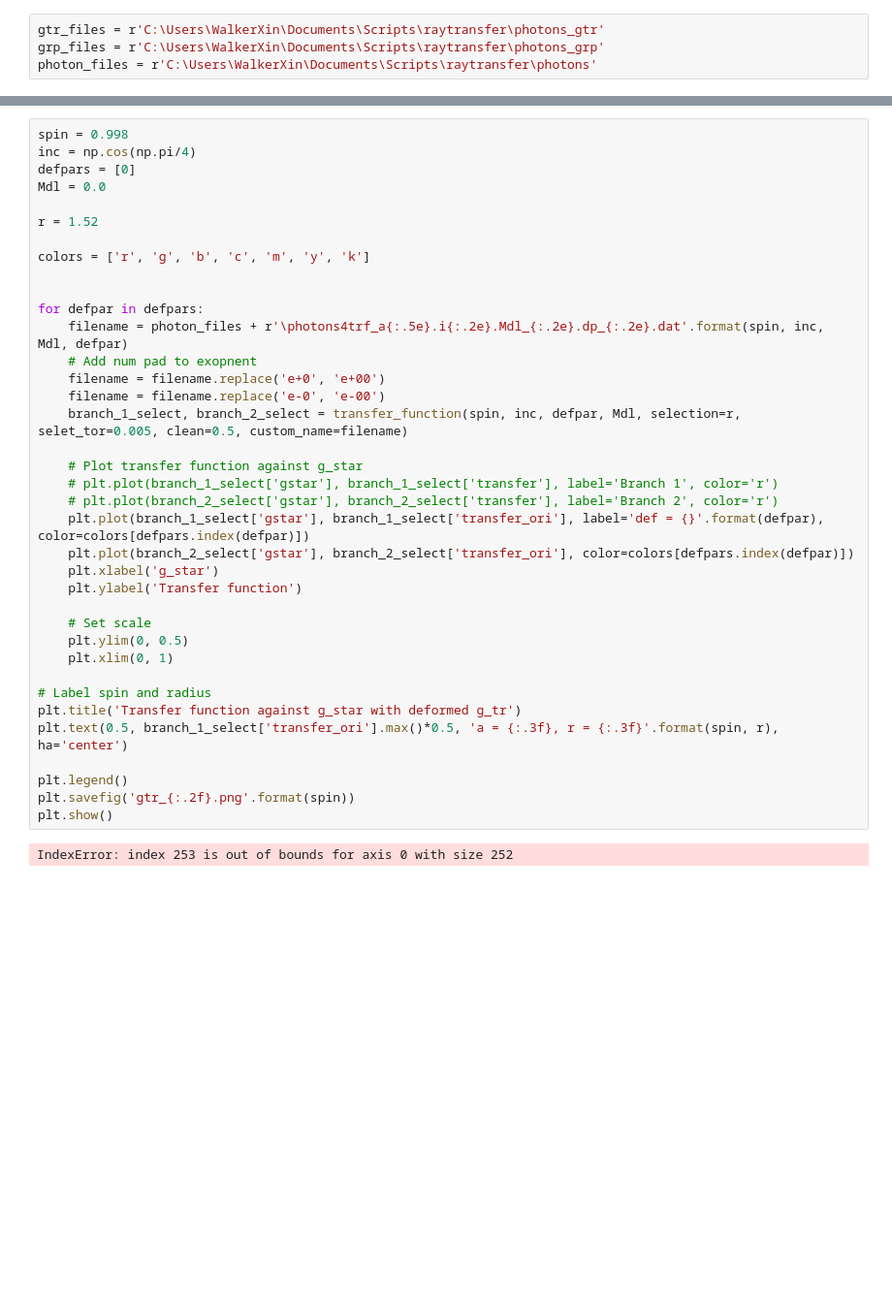
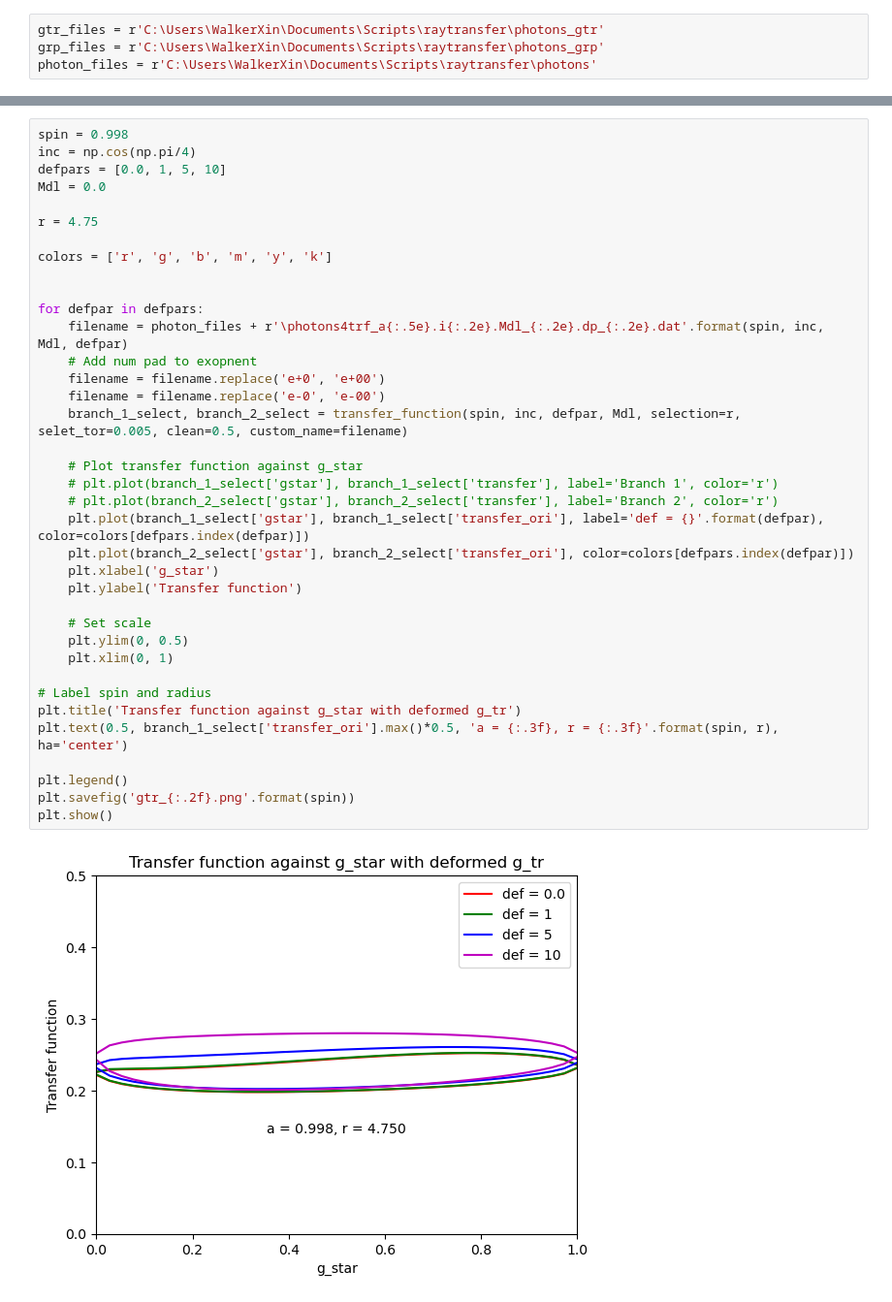
Before and after one commit to Walker-Xin/raytransfer, a Jupyter notebook: analysis.ipynb, the cells around one changed output, grey strips where cells are left out. Shown: that part at 97% size. Drawn from its saved outputs; the diff is of its cells as text; blank space fills up the shorter version.

```diff
--- a/analysis.ipynb
+++ b/analysis.ipynb
@@ -206,42 +264,42 @@ display(branch_1)
 # %%
 spin = 0.998
 inc = np.cos(np.pi/4)
-defpars = [0]
+defpars = [0.0, 1, 5, 10]
 Mdl = 0.0
 
-r = 1.52
+r = 4.75
 
-colors = ['r', 'g', 'b', 'c', 'm', 'y', 'k']
+colors = ['r', 'g', 'b', 'm', 'y', 'k']
 
 
 for defpar in defpars:
     filename = photon_files + r'\photons4trf_a{:.5e}.i{:.2e}.Mdl_{:.2e}.dp_{:.2e}.dat'.format(spin, inc, Mdl, defpar)
     # Add num pad to exopnent
     filename = filename.replace('e+0', 'e+00')
     filename = filename.replace('e-0', 'e-00')
     branch_1_select, branch_2_select = transfer_function(spin, inc, defpar, Mdl, selection=r, selet_tor=0.005, clean=0.5, custom_name=filename)
 
     # Plot transfer function against g_star
     # plt.plot(branch_1_select['gstar'], branch_1_select['transfer'], label='Branch 1', color='r')
     # plt.plot(branch_2_select['gstar'], branch_2_select['transfer'], label='Branch 2', color='r')
     plt.plot(branch_1_select['gstar'], branch_1_select['transfer_ori'], label='def = {}'.format(defpar), color=colors[defpars.index(defpar)])
     plt.plot(branch_2_select['gstar'], branch_2_select['transfer_ori'], color=colors[defpars.index(defpar)])
     plt.xlabel('g_star')
     plt.ylabel('Transfer function')
 
     # Set scale
     plt.ylim(0, 0.5)
     plt.xlim(0, 1)
 
 # Label spin and radius
 plt.title('Transfer function against g_star with deformed g_tr')
 plt.text(0.5, branch_1_select['transfer_ori'].max()*0.5, 'a = {:.3f}, r = {:.3f}'.format(spin, r), ha='center')
 
 plt.legend()
 plt.savefig('gtr_{:.2f}.png'.format(spin))
 plt.show()
 # %% [output]
-IndexError: index 253 is out of bounds for axis 0 with size 252
+[figure, added]
 # %%
 spin = 0.90
 inc = np.cos(np.pi/4)
```
Also changed, not shown: parts of 7 cells of this notebook, 5 other files.
